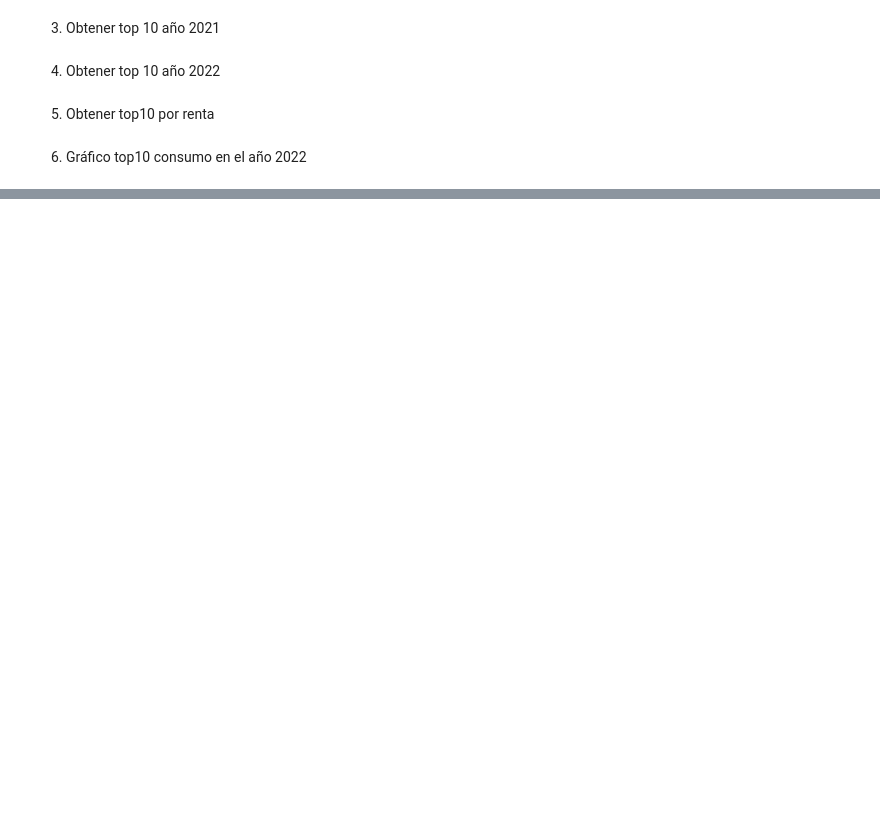
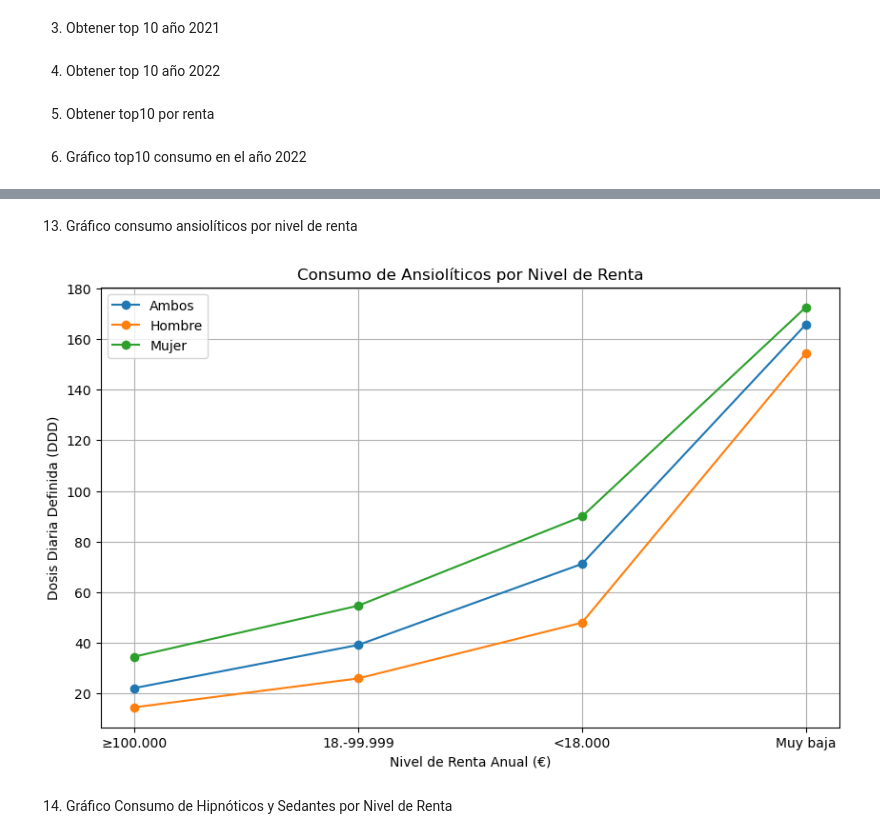
Before and after one commit to Rafa-Gamero/Project1, a Jupyter notebook: zonatrabajo.ipynb, the cells around one changed output, grey strips where cells are left out. Saved outputs shown, nothing was run; the diff lists cells and outputs as text; code cells hidden in the pictures; blank space fills up the shorter version.

```diff
--- a/zonatrabajo.ipynb
+++ b/zonatrabajo.ipynb
@@ -557,0 +135,9 @@ plt.show()
+# %% [markdown]
+13. Gráfico consumo ansiolíticos por nivel de renta
+# %%
+ansioliticos_renta(data_ansioliticosrenta, title='Consumo de Ansiolíticos por Nivel de Renta',
+                                xlabel='Nivel de Renta Anual (€)', ylabel='Dosis Diaria Definida (DDD)')
+# %% [output]
+[figure, added]
+# %% [markdown]
+14. Gráfico Consumo de Hipnóticos y Sedantes por Nivel de Renta
```
Also changed, not shown: parts of 43 cells of this notebook, 1 other file.
